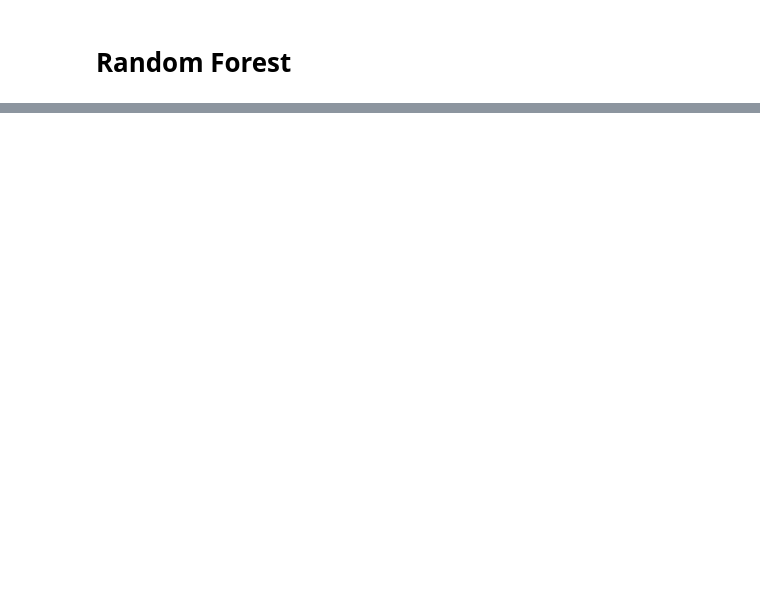
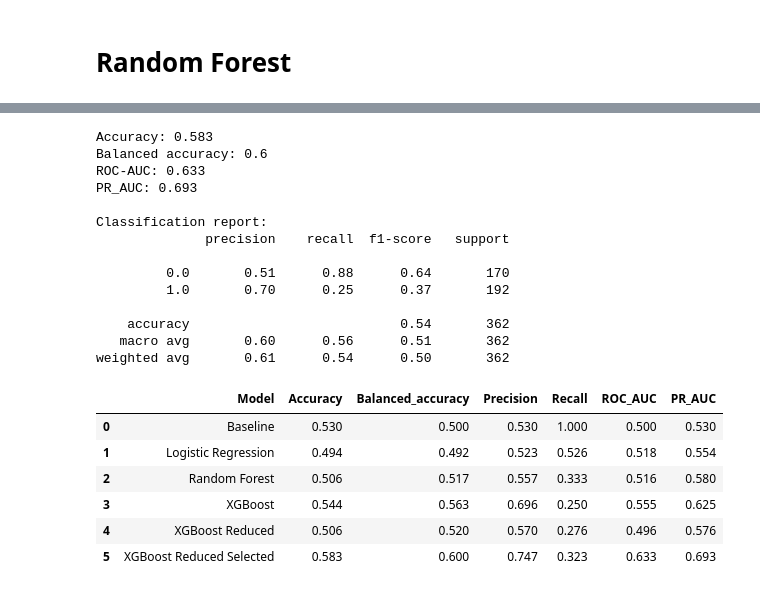
Before and after one commit to acsimpson16/market_ml_research, a Jupyter notebook: notebooks/Modelling_categorical.ipynb, the cells around one changed output, grey strips where cells are left out. Drawn from its saved outputs; the diff is of its cells as text; code cells hidden in the pictures; blank space fills up the shorter version.

```diff
--- a/notebooks/Modelling_categorical.ipynb
+++ b/notebooks/Modelling_categorical.ipynb
@@ -420,0 +787,2 @@ Random forest has minimal improvement compared to logistic regression. Either so
+# %%
+y_validation_pred_xgb_selected = xgboost_model_selected.predict(X_validation_selected)
@@ -420,0 +792,53 @@ Random forest has minimal improvement compared to logistic regression. Either so
+# %%
+#Metrics
+accuracy = np.round(accuracy_score(y_validation, y_validation_pred_xgb_selected), 3)
+balanced_accuracy = np.round(balanced_accuracy_score(y_validation, y_validation_pred_xgb_selected), 3)
+precision = np.round(precision_score(y_validation, y_validation_pred_xgb_selected), 3)
+recall = np.round(recall_score(y_validation, y_validation_pred_xgb_selected), 3)
+
+roc_auc = np.round(roc_auc_score(y_validation, positive_probabilities_xgb_selected),3)
+pr_auc = np.round(average_precision_score(y_validation, positive_probabilities_xgb_selected),3)
+
+
+print(f"Accuracy: {accuracy}")
+print(f"Balanced accuracy: {balanced_accuracy}")
+#print(f"Precision: {precision}")
+#print(f"Recall: {recall}")
+print(f"ROC-AUC: {roc_auc}")
+print(f"PR_AUC: {pr_auc}")
+
+print("\nClassification report:")
+print(classification_report(
+    y_validation,
+    y_validation_pred_xgb,
+    zero_division=0
+))
+
+
+xgb_selected_metrics = ['XGBoost Reduced Selected', accuracy, balanced_accuracy, precision, recall, roc_auc, pr_auc ]
+
+if "XGBoost Reduced Selected" not in model_comparison_df["Model"].values:
+    model_comparison_df.loc[len(model_comparison_df)] = xgb_selected_metrics
+model_comparison_df
+# %% [output]
+Accuracy: 0.583
+Balanced accuracy: 0.6
+ROC-AUC: 0.633
+PR_AUC: 0.693
+
+Classification report:
+              precision    recall  f1-score   support
+
+         0.0       0.51      0.88      0.64       170
+         1.0       0.70      0.25      0.37       192
+
+    accuracy                           0.54       362
+   macro avg       0.60      0.56      0.51       362
+weighted avg       0.61      0.54      0.50       362
+|  | Model | Accuracy | Balanced_accuracy | Precision | Recall | ROC_AUC | PR_AUC |
+| 0 | Baseline | 0.530 | 0.500 | 0.530 | 1.000 | 0.500 | 0.530 |
+| 1 | Logistic Regression | 0.494 | 0.492 | 0.523 | 0.526 | 0.518 | 0.554 |
+| 2 | Random Forest | 0.506 | 0.517 | 0.557 | 0.333 | 0.516 | 0.580 |
+| 3 | XGBoost | 0.544 | 0.563 | 0.696 | 0.250 | 0.555 | 0.625 |
+| 4 | XGBoost Reduced | 0.506 | 0.520 | 0.570 | 0.276 | 0.496 | 0.576 |
+| 5 | XGBoost Reduced Selected | 0.583 | 0.600 | 0.747 | 0.323 | 0.633 | 0.693 |
```
Also changed, not shown: parts of 107 cells of this notebook, 2 other files.
